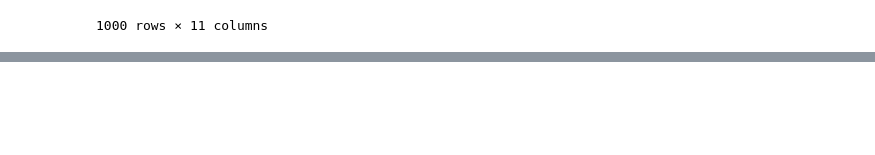
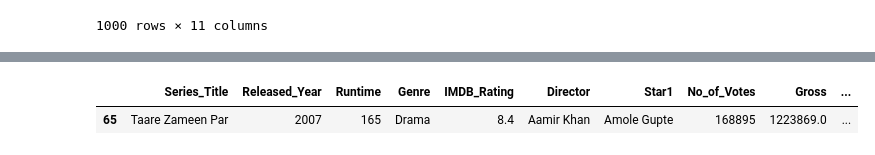
Before and after one commit to kaushik013/My_Pandas, a Jupyter notebook: 12_groupby/groupby.ipynb, the cells around one changed output, grey strips where cells are left out. Drawn from its saved outputs; the diff is of its cells as text; code cells hidden in the pictures; blank space fills up the shorter version.

```diff
--- a/12_groupby/groupby.ipynb
+++ b/12_groupby/groupby.ipynb
@@ -246,3 +246,5 @@ grp.apply(new_rat)
 |  | 115 | Per qualche dollaro in più | 1965 | 132 | Western | 8.3 | Sergio Leone | Clint Eastwood | 232772 | ... |
 |  | 691 | The Outlaw Josey Wales | 1976 | 135 | Western | 7.8 | Clint Eastwood | Clint Eastwood | 65659 | ... |
 1000 rows × 11 columns
+# %%
+dou = movie.groupby(['Director','Star1'])
@@ -248,0 +267,5 @@ grp.apply(new_rat)
+# %%
+dou.get_group(('Aamir Khan','Amole Gupte'))
+# %% [output]
+|  | Series_Title | Released_Year | Runtime | Genre | IMDB_Rating | Director | Star1 | No_of_Votes | Gross | ... |
+| 65 | Taare Zameen Par | 2007 | 165 | Drama | 8.4 | Aamir Khan | Amole Gupte | 168895 | 1223869.0 | ... |
```
Also changed, not shown: parts of 3 cells of this notebook, 8 other files.
